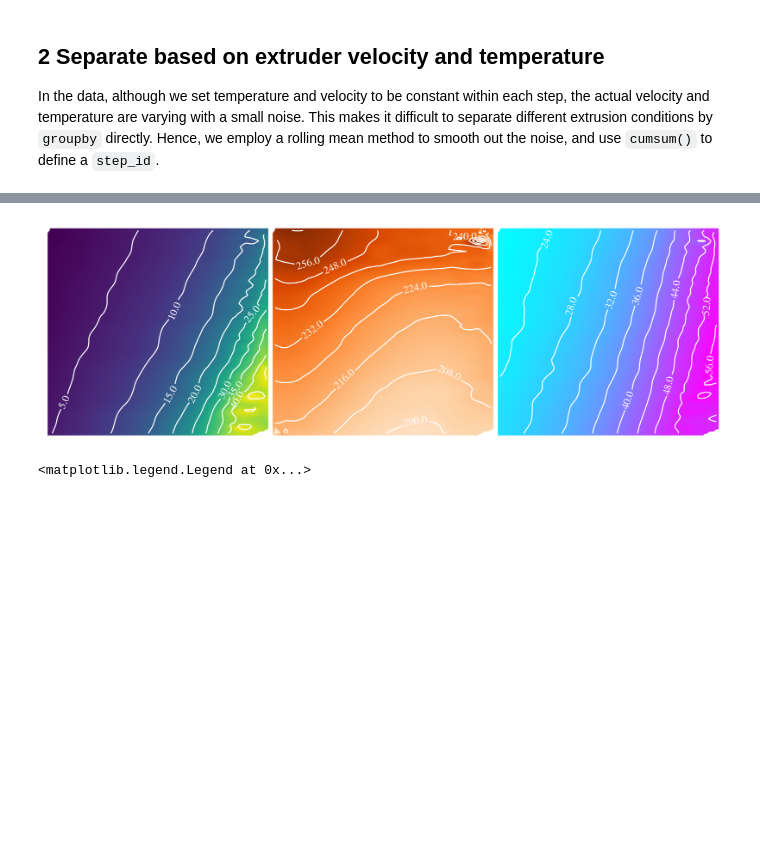
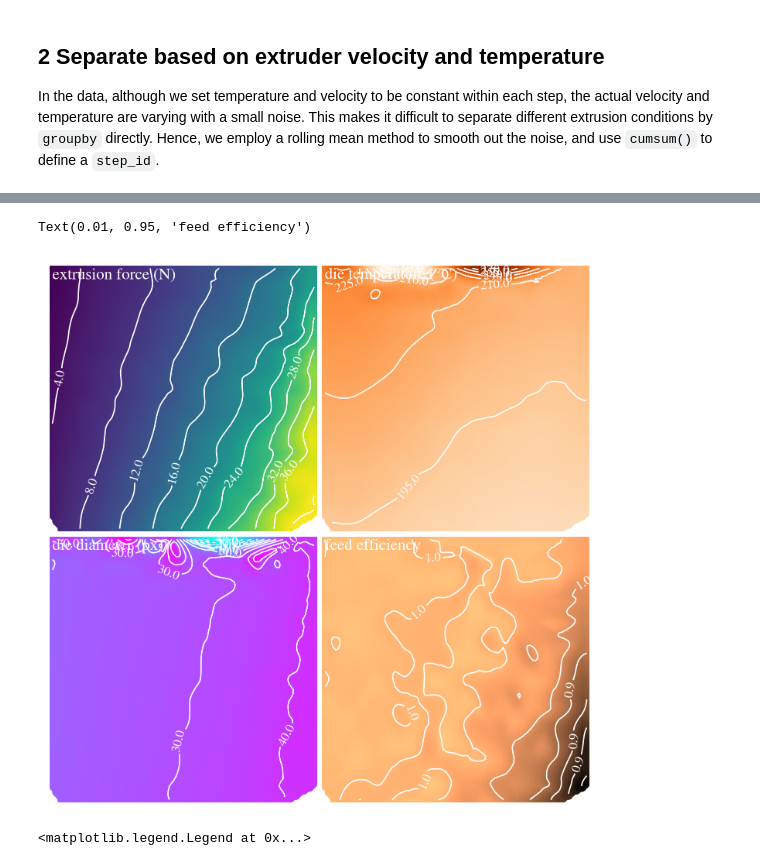
Before and after one commit to ZLoverty/ETP, a Jupyter notebook: Code/extrusion_force.ipynb, the cells around one changed output, grey strips where cells are left out. Drawn from its saved outputs; the diff is of its cells as text; code cells hidden in the pictures; blank space fills up the shorter version.

Commit message:
process petg data

```diff
--- a/Code/extrusion_force.ipynb
+++ b/Code/extrusion_force.ipynb
@@ -35,8 +35,8 @@ elif sys.platform == "win32":
 else:
     google_drive_base = Path("~/Google Drive").expanduser().resolve()
 
-data_folder = google_drive_base / "Polymaker" / "003.挤出过程研究" / "003.挤出测试平台" / "实验数据" / "002.挤出力数据" / "PolyLite_ABS"
-filename = "20251118_112126_autosave.csv"
+data_folder = google_drive_base / "Polymaker" / "003.挤出过程研究" / "003.挤出测试平台" / "实验数据" / "002.挤出力数据" / "PETG" / "PETG651"
+filename = "20251126_105324_autosave.csv"
 data = pd.read_csv(data_folder / filename, encoding="gbk")
 # %%
 data.head()
@@ -90,7 +85,7 @@ plt.colorbar()
 
 In the data, although we set temperature and velocity to be constant within each step, the actual velocity and temperature are varying with a small noise. This makes it difficult to separate different extrusion conditions by `groupby` directly. Hence, we employ a rolling mean method to smooth out the noise, and use `cumsum()` to define a `step_id`.
 # %%
-step_length = 1000
+step_length = 600
 velocity_step = .8
 
 ####
@@ -132,24 +132,28 @@ ax1.plot(data_part.time_s, data_part.step_id, color="r")
 # %%
-Ts, Vs, Fs, DTs, DDs = [], [], [], [], []
+Ts, Vs, Fs, DTs, DDs, FEs = [], [], [], [], [], []
 for df in cleaned_steps:
     T = df.hotend_temperature_C.mean()
     V = df.feedrate_mms.mean()
     F = df.extrusion_force_N.mean()
     DT = df.die_temperature_C.mean()
     DD = df.die_diameter_px.mean()
+    FE = df.measured_feedrate_mms.mean() / V
     Ts.append(T)
     Vs.append(V)
     Fs.append(F)
     DTs.append(DT)
     DDs.append(DD)
-results = pd.DataFrame({"T": Ts, "V": Vs, "F": Fs, "DT": DTs, "DD": DDs})
+    FEs.append(FE)
+results = pd.DataFrame({"T": Ts, "V": Vs, "F": Fs, "DT": DTs, "DD": DDs, "FE": FEs})
 # %%
 x = results["V"]
 y = results["T"]
 z = results["F"]
 z1 = results["DT"]
 z2 = results["DD"]
-
+z3 = results["FE"]
+# z2[z2>50] = 50
+z3[z3>1] = 1
 # 2. 定义要插值的网格 (即生成的二维图像的分辨率)
 # complex number 100j means 100 points inclusive
 grid_x, grid_y = np.mgrid[x.min():x.max():100j, y.min():y.max():100j]
@@ -159,3 +163,4 @@ grid_x, grid_y = np.mgrid[x.min():x.max():100j, y.min():y.max():100j]
 grid_z = griddata((x, y), z, (grid_x, grid_y), method='cubic')
 grid_z1 = griddata((x, y), z1, (grid_x, grid_y), method='cubic')
 grid_z2 = griddata((x, y), z2, (grid_x, grid_y), method='cubic')
+grid_z3 = griddata((x, y), z3, (grid_x, grid_y), method='cubic')
@@ -162,23 +173,31 @@ grid_z2 = griddata((x, y), z2, (grid_x, grid_y), method='cubic')
 # %%
-fig, ax = plt.subplots(1, 3, figsize=(9, 2.8), dpi=300, gridspec_kw={"wspace":0.02})
-ax[0].scatter(grid_x, grid_y, c=grid_z)
-contour_lines = ax[0].contour(grid_x, grid_y, grid_z, levels=10, colors='white', linewidths=0.8)
+fig, ax = plt.subplots(2, 2, figsize=(6, 6), dpi=300, gridspec_kw={"wspace":0.02, "hspace":0.02})
+ax[0][0].scatter(grid_x, grid_y, c=grid_z)
+contour_lines = ax[0][0].contour(grid_x, grid_y, grid_z, levels=10, colors='white', linewidths=0.8)
 plt.clabel(contour_lines, inline=True, fontsize=8, fmt='%1.1f')
-ax[0].axis("off")
+ax[0][0].axis("off")
+ax[0][0].annotate("extrusion force (N)", xy=(0.01, 0.95), xycoords="axes fraction", color="white", ha="left")
 
-ax[1].scatter(grid_x, grid_y, c=grid_z1, cmap="Oranges")
-contour_lines = ax[1].contour(grid_x, grid_y, grid_z1, levels=10, colors='white', linewidths=0.8)
+ax[0][1].scatter(grid_x, grid_y, c=grid_z1, cmap="Oranges")
+contour_lines = ax[0][1].contour(grid_x, grid_y, grid_z1, levels=10, colors='white', linewidths=0.8)
 plt.clabel(contour_lines, inline=True, fontsize=8, fmt='%1.1f')
-ax[1].axis("off")
+ax[0][1].axis("off")
+ax[0][1].annotate("die temperature (°C)", xy=(0.01, 0.95), xycoords="axes fraction", color="white", ha="left")
 
-ax[2].scatter(grid_x, grid_y, c=grid_z2, cmap="cool")
-contour_lines = ax[2].contour(grid_x, grid_y, grid_z2, levels=10, colors='white', linewidths=0.8)
+ax[1][0].scatter(grid_x, grid_y, c=grid_z2, cmap="cool")
+contour_lines = ax[1][0].contour(grid_x, grid_y, grid_z2, vmin=20, vmax=50, levels=10, colors='white', linewidths=0.8 )
 plt.clabel(contour_lines, inline=True, fontsize=8, fmt='%1.1f')
-ax[2].axis("off")
+ax[1][0].axis("off")
+ax[1][0].annotate("die diameter (px)", xy=(0.01, 0.95), xycoords="axes fraction", color="white", ha="left")
 
-# fig.savefig("force-dtemp-ddia.svg")
+ax[1][1].scatter(grid_x, grid_y, c=grid_z3, cmap="copper")
+contour_lines = ax[1][1].contour(grid_x, grid_y, grid_z3, levels=5, colors='white', linewidths=0.8)
+plt.clabel(contour_lines, inline=True, fontsize=8, fmt='%1.1f')
+ax[1][1].axis("off")
+ax[1][1].annotate("feed efficiency", xy=(0.01, 0.95), xycoords="axes fraction", color="white", ha="left")
 # %% [output]
+Text(0.01, 0.95, 'feed efficiency')
-[figure, old version]
+[figure, new version]
 # %%
 for v, g in data.groupby("当前速度值 mm/s"):
     t = np.arange(len(g)) * interval
```
Also changed, not shown: parts of 9 cells of this notebook.
